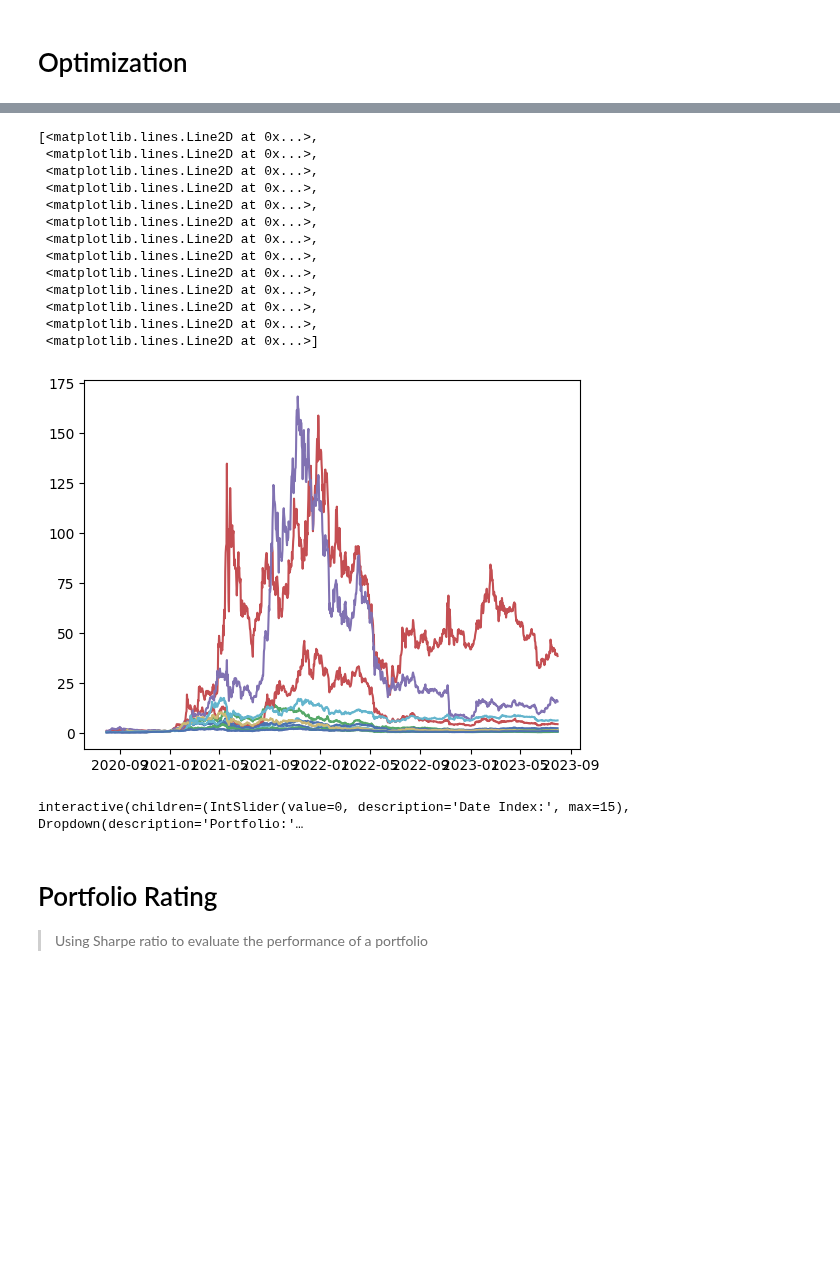
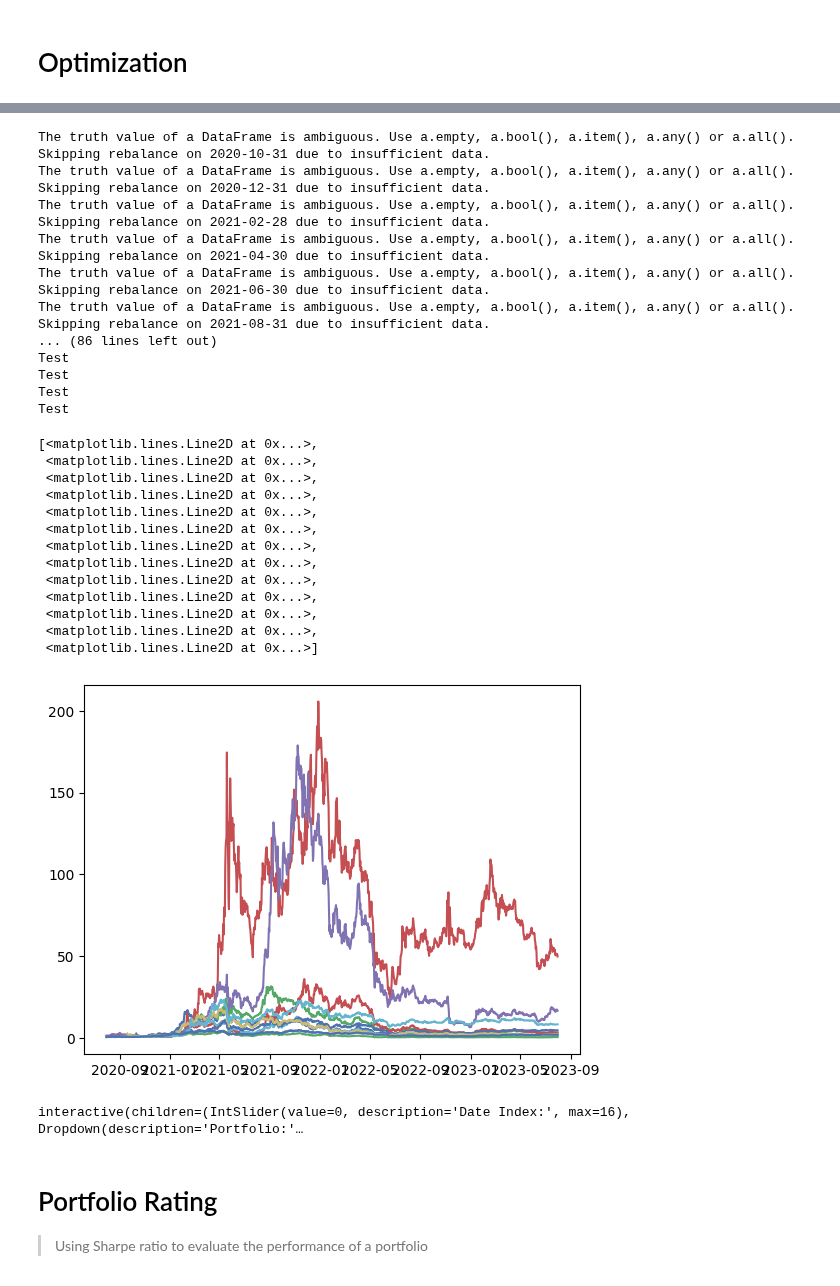
Before and after one commit to arguiot/portfolio, a Jupyter notebook: portfolio.ipynb, the cells around one changed output, grey strips where cells are left out. Cells and saved outputs as stored; diff of their text form; code cells hidden in the pictures; blank space fills up the shorter version.

```diff
--- a/portfolio.ipynb
+++ b/portfolio.ipynb
@@ -196,56 +198,51 @@ from portfolio_optimization.portfolio.Portfolio import Portfolio
 from portfolio_optimization.backtesting.Backtesting import Backtest
 from dateutil.relativedelta import relativedelta
 
-start_date_portfolio = df.index[0] + relativedelta(months=5)
+# The portfolio starts
+start_date_portfolio = df.index[0] + relativedelta(months=3)
 
 initial_bid = 1000
 
 porfolio_hrp = Portfolio(
-    weights=hrp_weights,
     base_value=initial_bid,
-    initial_prices=df.loc[start_date_portfolio],
+    initial_prices=df.loc[:start_date_portfolio],
     optimiser=HRPOptimization,
 )
 
 portfolio_markowitz = Portfolio(
-    weights=markowitz_weights,
     base_value=initial_bid,
-    initial_prices=df.loc[start_date_portfolio],
+    initial_prices=df.loc[:start_date_portfolio],
     optimiser=Markowitz,
 )
 
 portfolio_bl = Portfolio(
-    weights=bl_weights,
     base_value=initial_bid,
-    initial_prices=df.loc[start_date_portfolio],
+    initial_prices=df.loc[:start_date_portfolio],
     optimiser=BlackLitterman,
+    mcaps=mcaps.loc[start_date_portfolio],
 )
 
 portfolio_parity = Portfolio(
-    weights=rp_weights,
     base_value=initial_bid,
-    initial_prices=df.loc[start_date_portfolio],
+    initial_prices=df.loc[:start_date_portfolio],
     optimiser=RiskParity,
 )
 
 portfolio_default = Portfolio(
-    weights=heuristic_weights,
     base_value=initial_bid,
-    initial_prices=df.loc[start_date_portfolio],
+    initial_prices=df.loc[:start_date_portfolio],
     optimiser=Heuristic,
 )
 
 portfolio_rtr = Portfolio(
-    weights=rtr_weights,
     base_value=initial_bid,
-    initial_prices=df.loc[start_date_portfolio],
+    initial_prices=df.loc[:start_date_portfolio],
     optimiser=RewardToRisk,
 )
 
 portfolio_vov = Portfolio(
-    weights=vov_weights,
     base_value=initial_bid,
-    initial_prices=df.loc[start_date_portfolio],
+    initial_prices=df.loc[:start_date_portfolio],
     optimiser=VolatilityOfVolatility,
 )
 
@@ -290,21 +287,38 @@ Skipping rebalance on 2020-12-31 due to insufficient data.
 Test
 Test
 Test
 Test
-[<matplotlib.lines.Line2D at 0x...>,
- <matplotlib.lines.Line2D at 0x...>,
- <matplotlib.lines.Line2D at 0x...>,
- <matplotlib.lines.Line2D at 0x...>,
- <matplotlib.lines.Line2D at 0x...>,
- <matplotlib.lines.Line2D at 0x...>,
- <matplotlib.lines.Line2D at 0x...>,
- <matplotlib.lines.Line2D at 0x...>,
- <matplotlib.lines.Line2D at 0x...>,
- <matplotlib.lines.Line2D at 0x...>,
- <matplotlib.lines.Line2D at 0x...>,
- <matplotlib.lines.Line2D at 0x...>,
- <matplotlib.lines.Line2D at 0x...>]
+The truth value of a DataFrame is ambiguous. Use a.empty, a.bool(), a.item(), a.any() or a.all().
+Skipping rebalance on 2020-10-31 due to insufficient data.
+The truth value of a DataFrame is ambiguous. Use a.empty, a.bool(), a.item(), a.any() or a.all().
+Skipping rebalance on 2020-12-31 due to insufficient data.
+The truth value of a DataFrame is ambiguous. Use a.empty, a.bool(), a.item(), a.any() or a.all().
+Skipping rebalance on 2021-02-28 due to insufficient data.
+The truth value of a DataFrame is ambiguous. Use a.empty, a.bool(), a.item(), a.any() or a.all().
+Skipping rebalance on 2021-04-30 due to insufficient data.
+The truth value of a DataFrame is ambiguous. Use a.empty, a.bool(), a.item(), a.any() or a.all().
+Skipping rebalance on 2021-06-30 due to insufficient data.
+The truth value of a DataFrame is ambiguous. Use a.empty, a.bool(), a.item(), a.any() or a.all().
+Skipping rebalance on 2021-08-31 due to insufficient data.
+... (86 lines left out)
+Test
+Test
+Test
+Test
+[<matplotlib.lines.Line2D at 0x...>,
+ <matplotlib.lines.Line2D at 0x...>,
+ <matplotlib.lines.Line2D at 0x...>,
+ <matplotlib.lines.Line2D at 0x...>,
+ <matplotlib.lines.Line2D at 0x...>,
+ <matplotlib.lines.Line2D at 0x...>,
+ <matplotlib.lines.Line2D at 0x...>,
+ <matplotlib.lines.Line2D at 0x...>,
+ <matplotlib.lines.Line2D at 0x...>,
+ <matplotlib.lines.Line2D at 0x...>,
+ <matplotlib.lines.Line2D at 0x...>,
+ <matplotlib.lines.Line2D at 0x...>,
+ <matplotlib.lines.Line2D at 0x...>]
-[figure, old version]
+[figure, new version]
 # %%
 import matplotlib.pyplot as plt
 import matplotlib.gridspec as gridspec
@@ -405,7 +419,7 @@ pf_index = widgets.Dropdown(
 # link the date_slider to the update function
 widgets.interactive(update, rebalance_date_index=date_slider, main_portfolio=pf_index)
 # %% [output]
-interactive(children=(IntSlider(value=0, description='Date Index:', max=15), Dropdown(description='Portfolio:'…
+interactive(children=(IntSlider(value=0, description='Date Index:', max=16), Dropdown(description='Portfolio:'…
 # %% [markdown]
 # Portfolio Rating
 > Using Sharpe ratio to evaluate the performance of a portfolio
```
Also changed, not shown: parts of 8 cells of this notebook, 7 other files.
